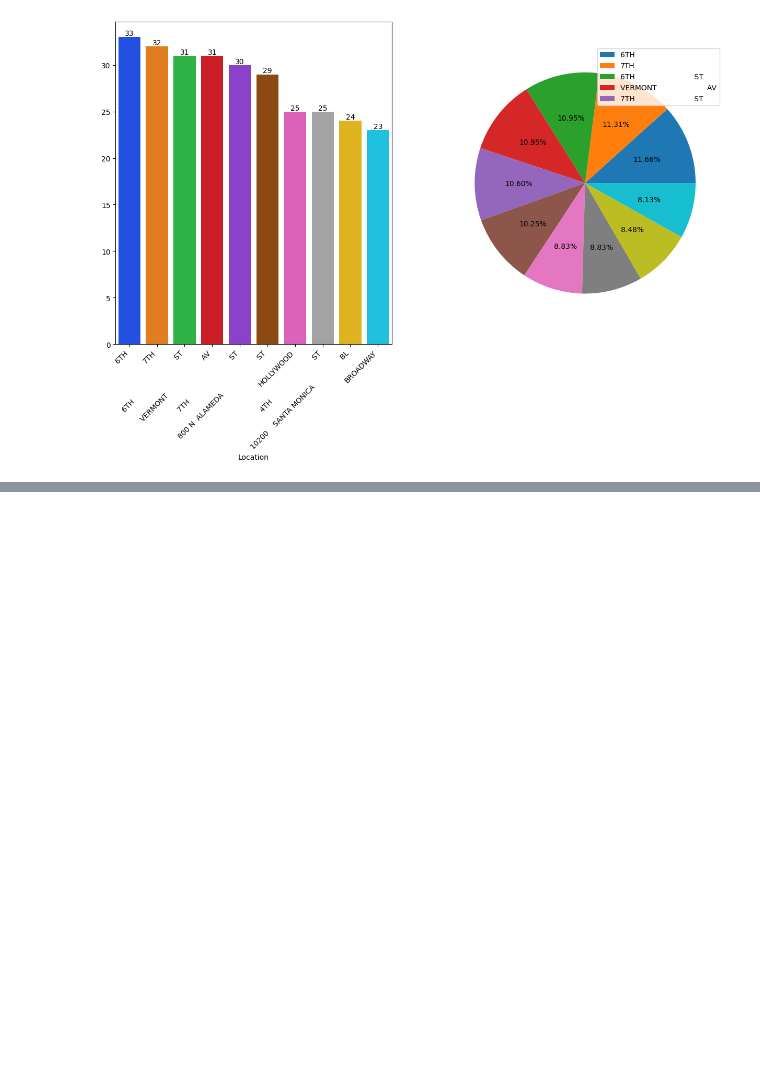
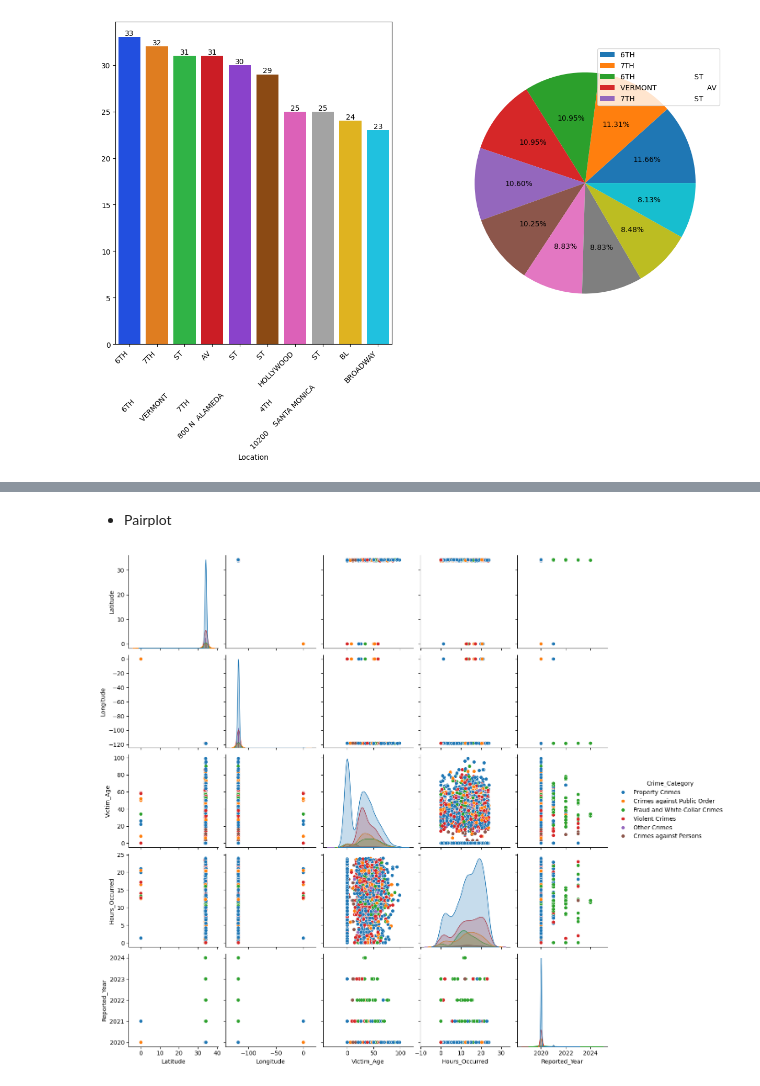
Before and after one commit to imran-nazir0011/CrimeCast-Forecasting-Crime-Categories, a Jupyter notebook: notebook/EDA.ipynb, the cells around one changed output, grey strips where cells are left out. Saved outputs shown, nothing was run; the diff lists cells and outputs as text; code cells hidden in the pictures; blank space fills up the shorter version.

```diff
--- a/notebook/EDA.ipynb
+++ b/notebook/EDA.ipynb
@@ -1008,0 +1090,17 @@ There is no significant relationship between Location and Crime_Category.
+# %% [markdown]
+- Pairplot
+# %%
+
+sampled_df=df.sample(frac=0.1,random_state=42)
+features_to_include = [
+    'Latitude',
+    'Longitude',
+    'Victim_Age',
+    'Hours_Occurred',
+    'Reported_Year'
+]
+
+sns.pairplot(sampled_df[features_to_include+['Crime_Category']],hue='Crime_Category')
+plt.show()
+# %% [output]
+[figure, added]
```
Also changed, not shown: parts of 28 cells of this notebook.
